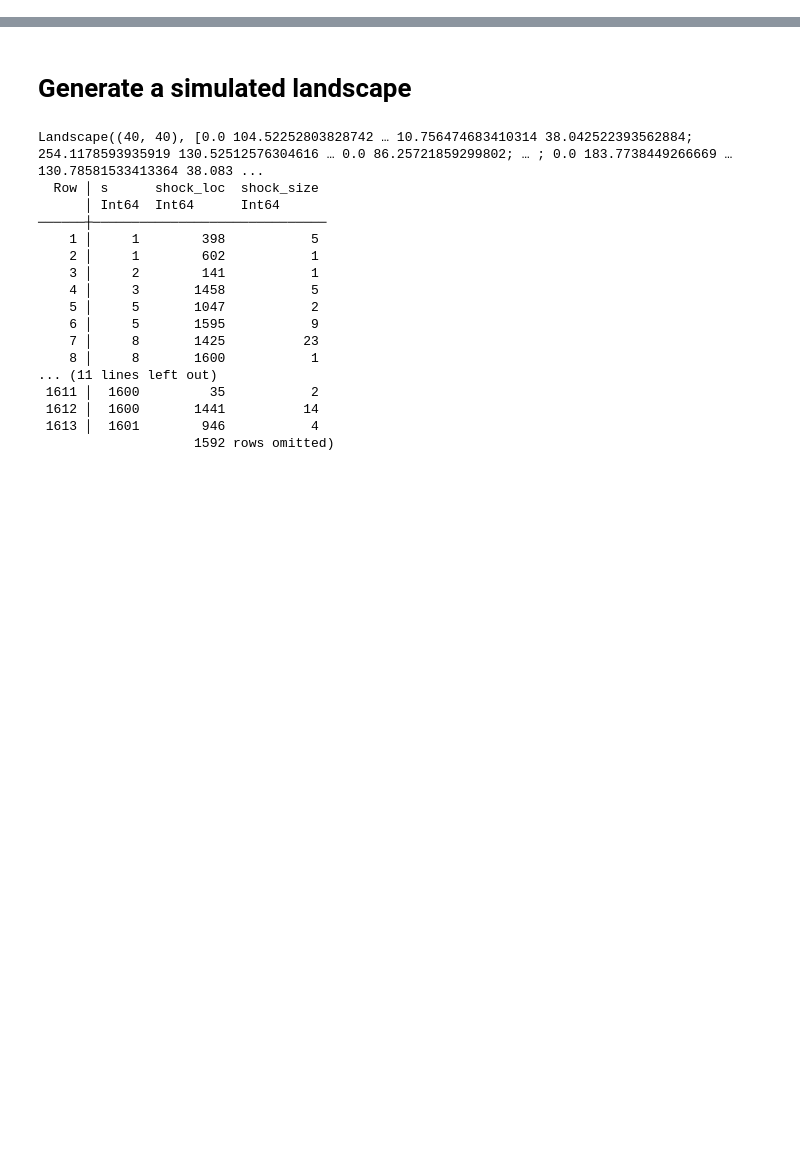
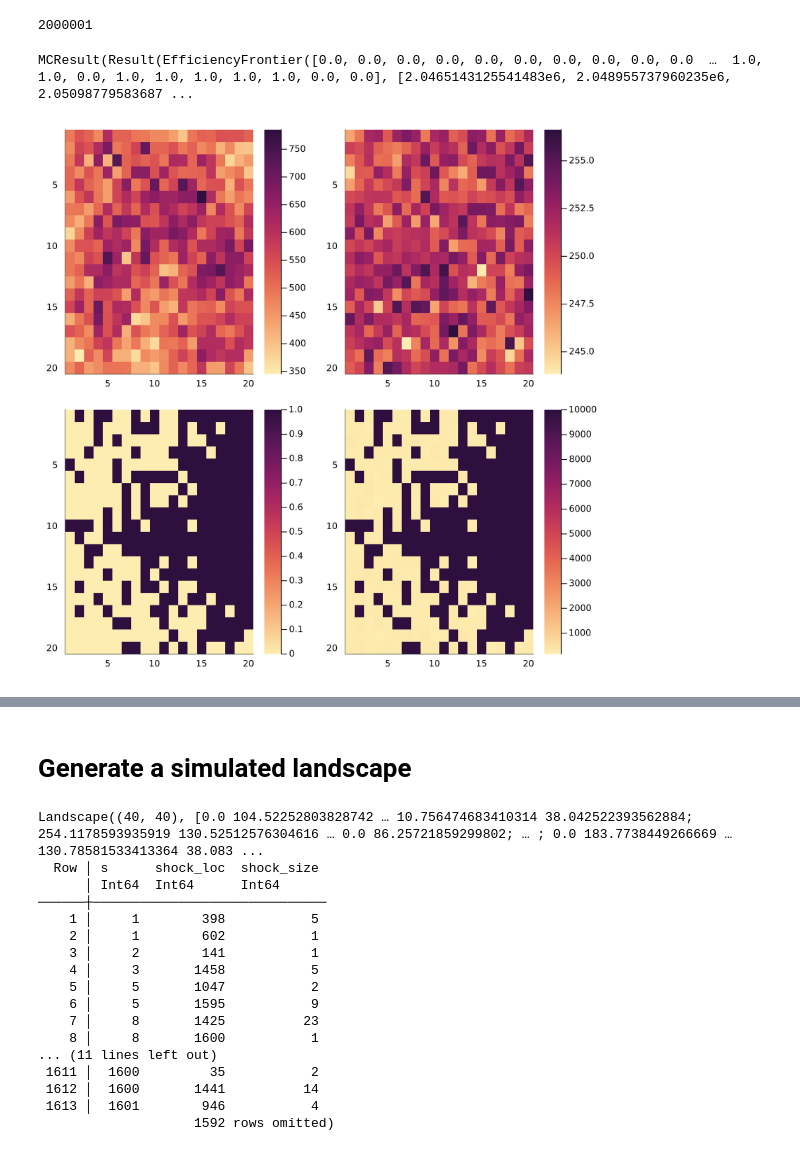
Before and after one commit to frankiecho/lds-mc, a Jupyter notebook: code/simulations/view-results.ipynb, the cells around one changed output, grey strips where cells are left out. Cells and saved outputs as stored; diff of their text form; code cells hidden in the pictures; blank space fills up the shorter version.

Commit message:
positive shock

```diff
--- a/code/simulations/view-results.ipynb
+++ b/code/simulations/view-results.ipynb
@@ -18,0 +41,26 @@ fcn_save_results (generic function with 1 method)
+# %%
+Random.seed!(123456)
+p = param_vec[1]
+p.budget = 200
+p.yy = 100
+p.η = 0.01
+p.shocks = (true, false)
+w0 = p.budget .* p.yy + 1 # Initial wealth
+#L = fcn_generate_landscape(p.dims; S=401, yy=p.yy, ρ=p.ρ, σ=p.σ, η=p.η)
+# %% [output]
+2000001
+# %%
+res = fcn_mc_sim(1, p; λ=0:0.01:1, α=0:1:50)
+# %% [output]
+MCResult(Result(EfficiencyFrontier([0.0, 0.0, 0.0, 0.0, 0.0, 0.0, 0.0, 0.0, 0.0, 0.0  …  1.0, 1.0, 0.0, 1.0, 1.0, 1.0, 1.0, 1.0, 0.0, 0.0], [2.0465143125541483e6, 2.048955737960235e6, 2.05098779583687 ...
+# %%
+dims = (20,20)
+fcn_plot_heatmap = D -> D |> (x->fcn_reshape_lds(x, dims)) |>d->Plots.heatmap(d; colorbar=:best, yflip=true, dpi =600, size=(750,750), c = cgrad(:matter));
+i = argmax(mean(res.L.SS, dims=1))[2]
+p0 = fcn_plot_heatmap(mean(res.L.R, dims = 2))
+p1 = fcn_plot_heatmap(mean(res.L.RV, dims = 2))
+p2 = fcn_plot_heatmap(res.L.SS[:,i])
+p3 = fcn_plot_heatmap(res.L.R[:,i])
+plot(p0, p1,p2, p3)
+# %% [output]
+[figure, added]
```
Also changed, not shown: parts of 22 cells of this notebook, 11 other files.
